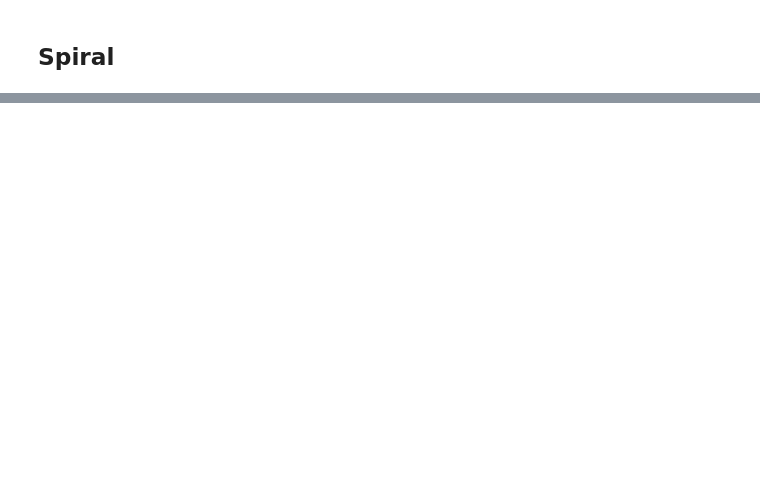
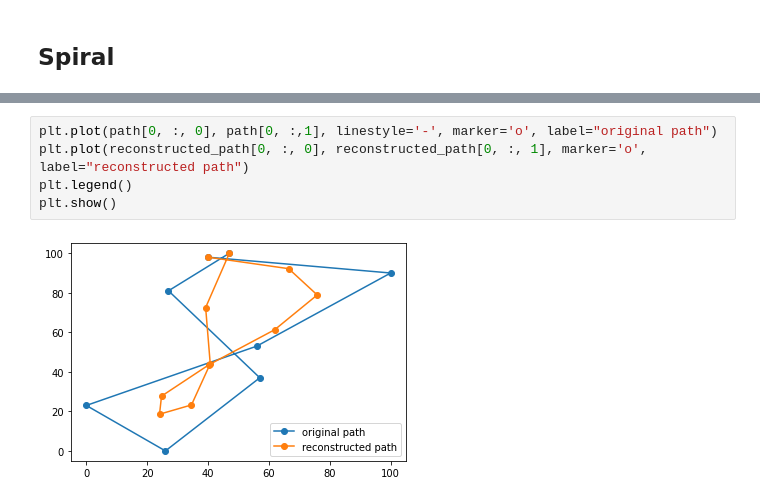
Before and after one commit to LinusBleistein/Signature-inversion, a Jupyter notebook: Example.ipynb, the cells around one changed output, grey strips where cells are left out. Drawn from its saved outputs; the diff is of its cells as text; blank space fills up the shorter version.

```diff
--- a/Example.ipynb
+++ b/Example.ipynb
@@ -66,0 +94,7 @@ torch.Size([1, 7174452])
+# %%
+plt.plot(path[0, :, 0], path[0, :,1], linestyle='-', marker='o', label="original path")
+plt.plot(reconstructed_path[0, :, 0], reconstructed_path[0, :, 1], marker='o', label="reconstructed path")
+plt.legend()
+plt.show()
+# %% [output]
+[figure, added]
```
Also changed, not shown: parts of 13 cells of this notebook, 3 other files.
